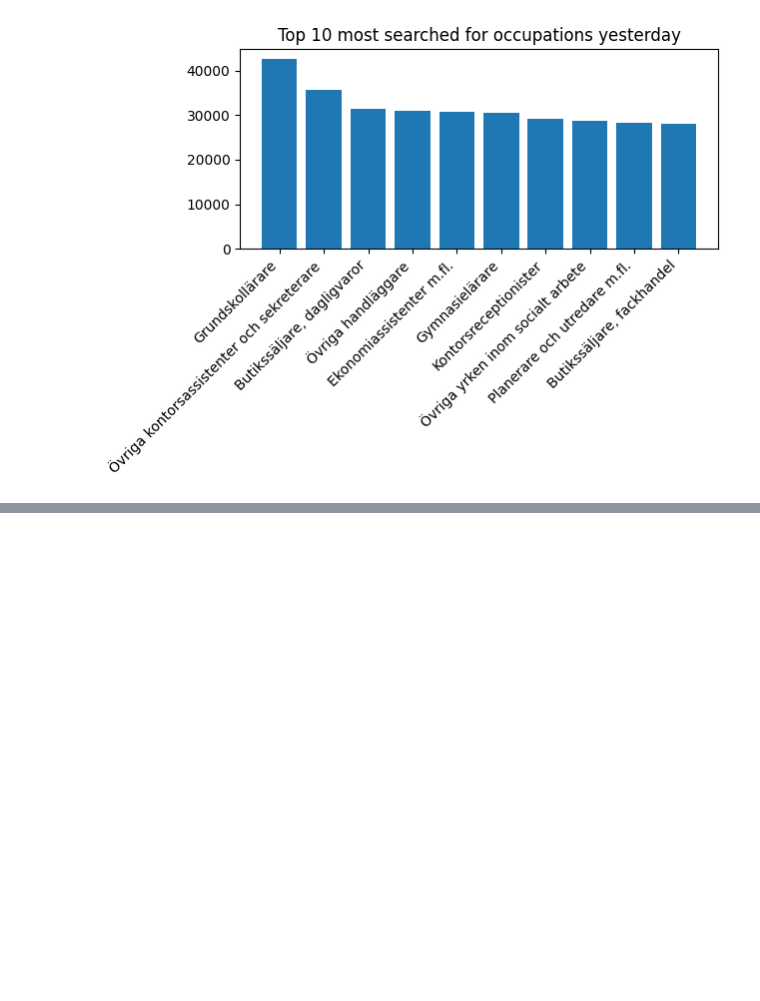
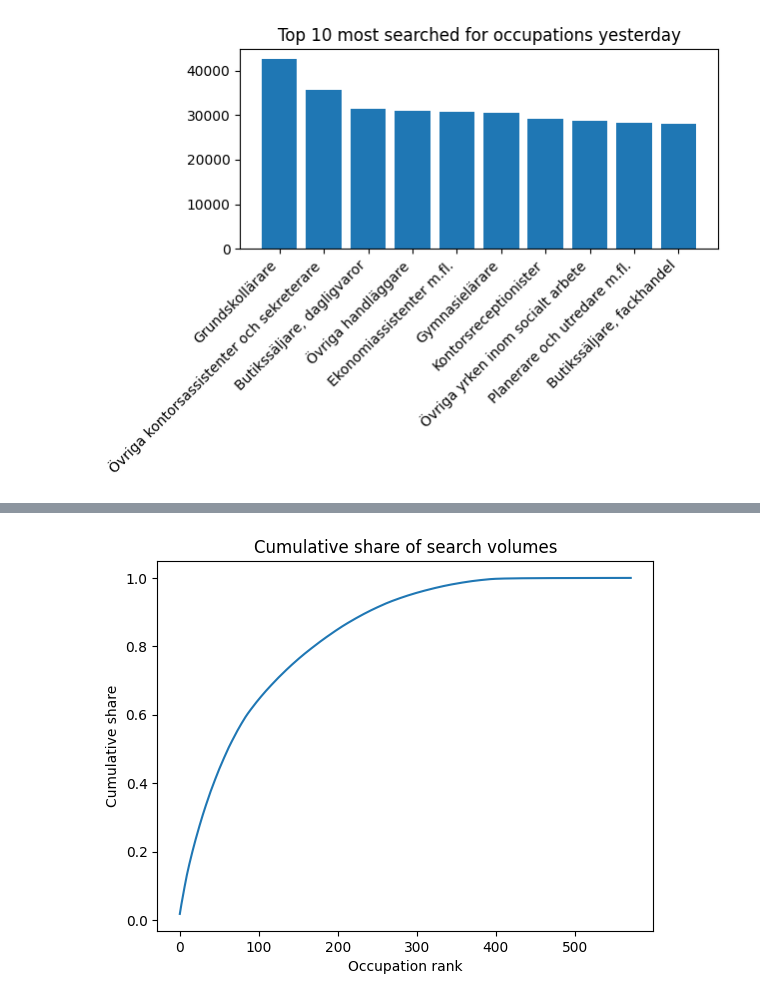
Before and after one commit to SusannaR11/AI_agent_jobsearch_project, a Jupyter notebook: data/eda.ipynb, the cells around one changed output, grey strips where cells are left out. Drawn from its saved outputs; the diff is of its cells as text; code cells hidden in the pictures; blank space fills up the shorter version.

```diff
--- a/data/eda.ipynb
+++ b/data/eda.ipynb
@@ -128,0 +196,13 @@ plt.show()
+# %%
+sorted_df = occupation_group.sort_values("count", ascending=False)
+sorted_df["share"] = sorted_df["count"] / sorted_df["count"].sum()
+sorted_df["cumulative_share"] = sorted_df["share"].cumsum()
+
+plt.figure()
+plt.plot(sorted_df["cumulative_share"].values)
+plt.title("Cumulative share of search volumes")
+plt.xlabel("Occupation rank")
+plt.ylabel("Cumulative share")
+plt.show()
+# %% [output]
+[figure, added]
```
Also changed, not shown: parts of 11 cells of this notebook.
